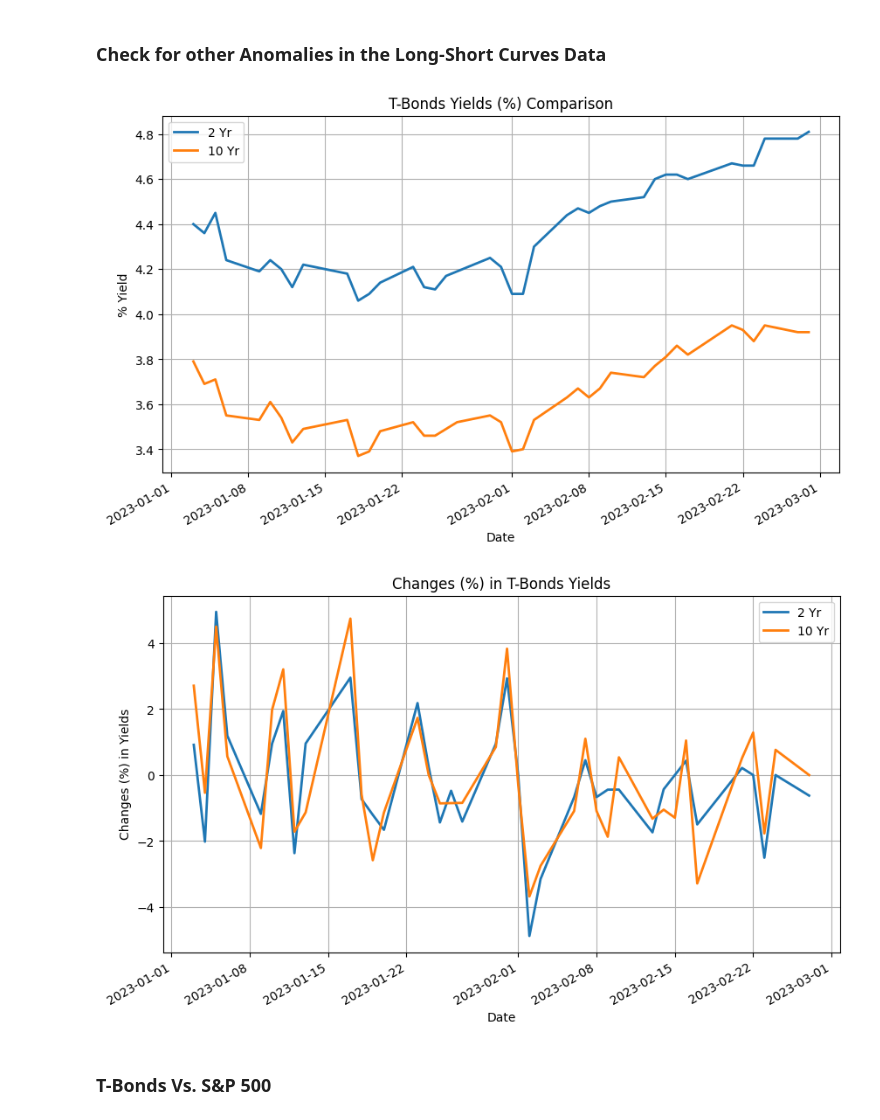
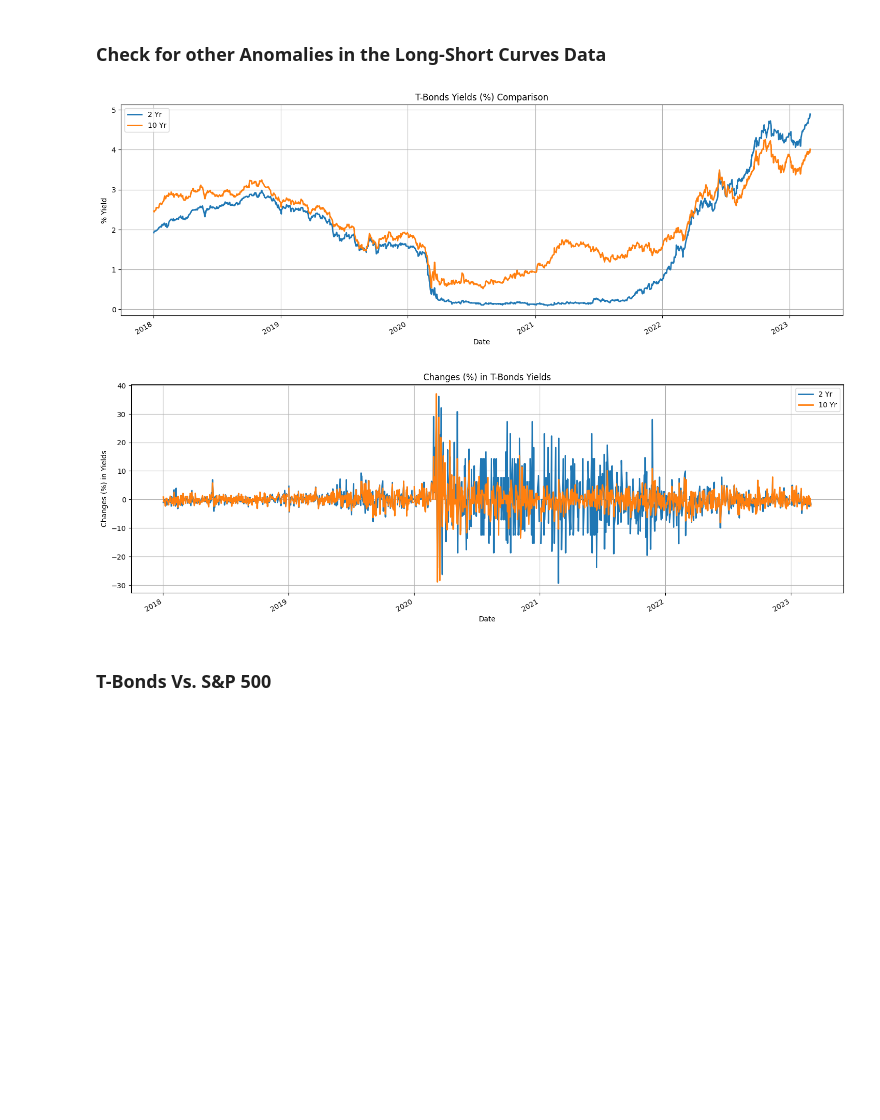
Before and after one commit to sabawi/United-States-Treasury-Bonds-Yield-Curve, a Jupyter notebook: US_Treasury_Yield_Curve.ipynb, the cells around one changed output. Cells and saved outputs as stored; diff of their text form; code cells hidden in the pictures; blank space fills up the shorter version.

```diff
--- a/US_Treasury_Yield_Curve.ipynb
+++ b/US_Treasury_Yield_Curve.ipynb
@@ -53,5 +51,38 @@ this_year = str(datetime.date.today().year)
+# %%
+last_five_years = [str(int(datetime.date.today().year) - i) for i in range(0, 6)]
+this_year = last_five_years[0]
 # %% [markdown]
 ### Get Latest Bond Yield Data from US Dept. of Treasury
-# %%
-ustd_url = "https://home.treasury.gov/resource-center/data-chart-center/interest-rates/daily-treasury-rates.csv/"+this_year+"/all?type=daily_treasury_yield_curve&field_tdr_date_value="+this_year+"&page&_format=csv"
-yield_curve_df = pd.read_csv(ustd_url)
+# %%
+import time
+
+yield_curves = pd.DataFrame()
+yield_curves_diff = pd.DataFrame()
+
+for i in range(len(last_five_years)):
+    ustd_url = "https://home.treasury.gov/resource-center/data-chart-center/interest-rates/daily-treasury-rates.csv/"+last_five_years[i]+"/all?type=daily_treasury_yield_curve&field_tdr_date_value="+last_five_years[i]+"&page&_format=csv"
+    yield_curve_df = pd.read_csv(ustd_url)
+    if('4 Mo' in yield_curve_df.columns):
+        yield_curve_df = yield_curve_df.drop('4 Mo',axis=1)
+    if i == 0: # Save this year data
+        yield_curve_y0_df = yield_curve_df
+
+    yc_1 = yield_curve_df.copy(deep=True)
+    yc_1['Date'] = pd.to_datetime(yc_1['Date'])
+    yc_1 = yc_1.set_index('Date')
+
+    for j in range(1,len(yc_1.columns)):
+        yc_1.iloc[1:,j] = pd.to_numeric(yc_1.iloc[1:,j],errors='coerce')
+
+    yield_curves = pd.concat([yield_curves,yc_1])
+    # yield_curves = y.groupby(level=0)
+
+    yc_1_diff = round(yc_1.pct_change(periods=1)*100,3)
+    yc_1_diff.dropna()
+
+    yield_curves_diff = pd.concat([yield_curves_diff,yc_1_diff])
+    # yield_curves_diff = yd.groupby()
+
+    # print(yield_curves)
+    print(".", end='')
+    time.sleep(2)
@@ -96,17 +152,17 @@ plot_crossing_series(series2=yc_1['10 Yr'],series1=yc_1['30 Yr'],
 # %%
 
 # Plot all
-yc_1[['2 Yr','10 Yr']].plot(figsize=(10,6),grid=True,
+yield_curves[['2 Yr','10 Yr']].plot(figsize=(18,6),grid=True,
                             lw=2,xlabel='Date',ylabel='% Yield',
                             title="T-Bonds Yields (%) Comparison")
-yc_1_diff[['2 Yr','10 Yr']].plot(figsize=(10,6),grid=True,
+yield_curves_diff[['2 Yr','10 Yr']].plot(figsize=(18,6),grid=True,
                                  lw=2,xlabel='Date',ylabel='Changes (%) in Yields',
                                  title="Changes (%) in T-Bonds Yields")
 
 plt.show()
 # %% [output]
-[figure, old version]
+[figure, new version]
-[figure, old version]
+[figure, new version]
 # %% [markdown]
 ### T-Bonds Vs. S&P 500
 # %%
```
Also changed, not shown: parts of 11 cells of this notebook, 2 other files.
